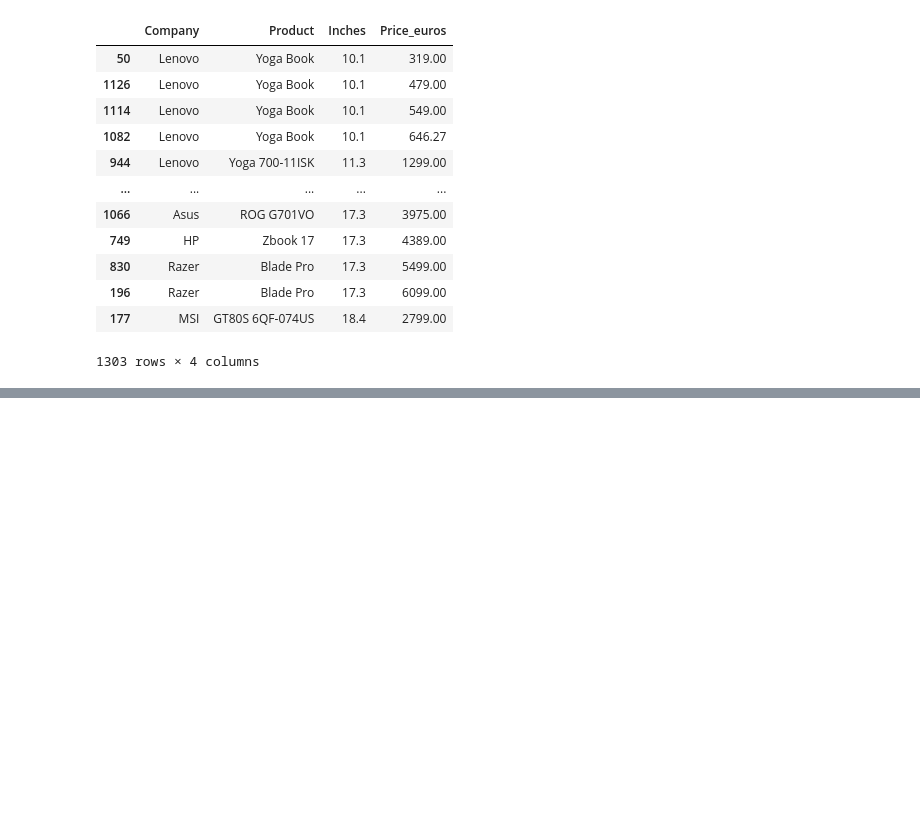
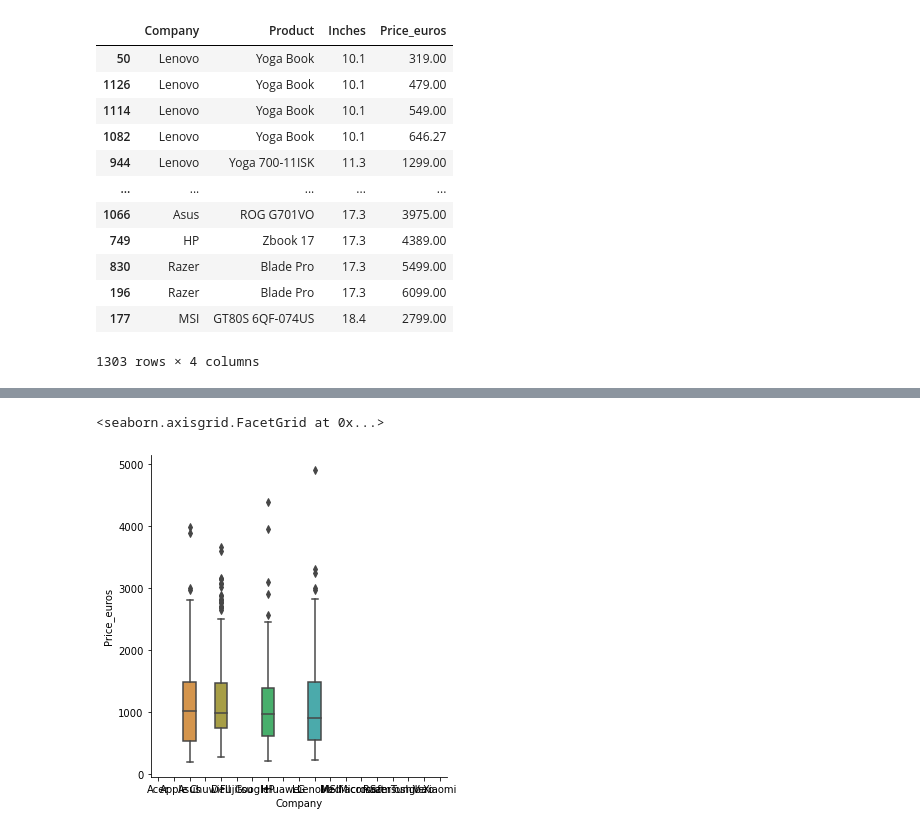
Before and after one commit to Hwangsubin3/laptop_price, a Jupyter notebook: 프3 _프로젝트_201804256_황수빈.ipynb, the cells around one changed output, grey strips where cells are left out. Drawn from its saved outputs; the diff is of its cells as text; code cells hidden in the pictures; blank space fills up the shorter version.

```diff
--- a/프3 _프로젝트_201804256_황수빈.ipynb
+++ b/프3 _프로젝트_201804256_황수빈.ipynb
@@ -340,0 +482,2 @@ laptop[['Company','Product','Inches','Price_euros']]
+# %%
+mask=laptop.Company.isin(['Asus','Dell','HP','Lenovo'])
@@ -340,0 +493,5 @@ laptop[['Company','Product','Inches','Price_euros']]
+# %%
+sns.catplot(x='Company',y='Price_euros',data=laptop[mask],kind='box')
+# %% [output]
+<seaborn.axisgrid.FacetGrid at 0x...>
+[figure, added]
```
Also changed, not shown: parts of 27 cells of this notebook.
